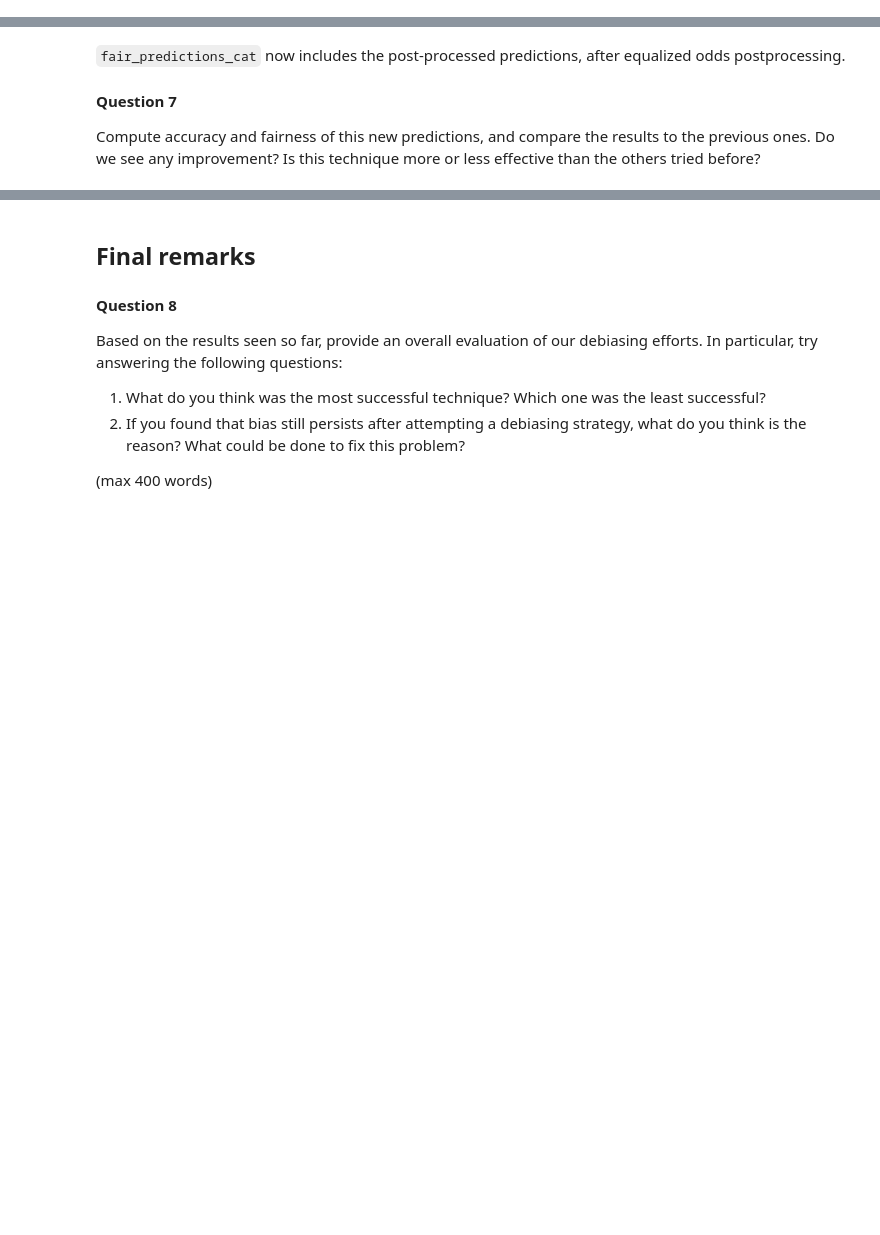
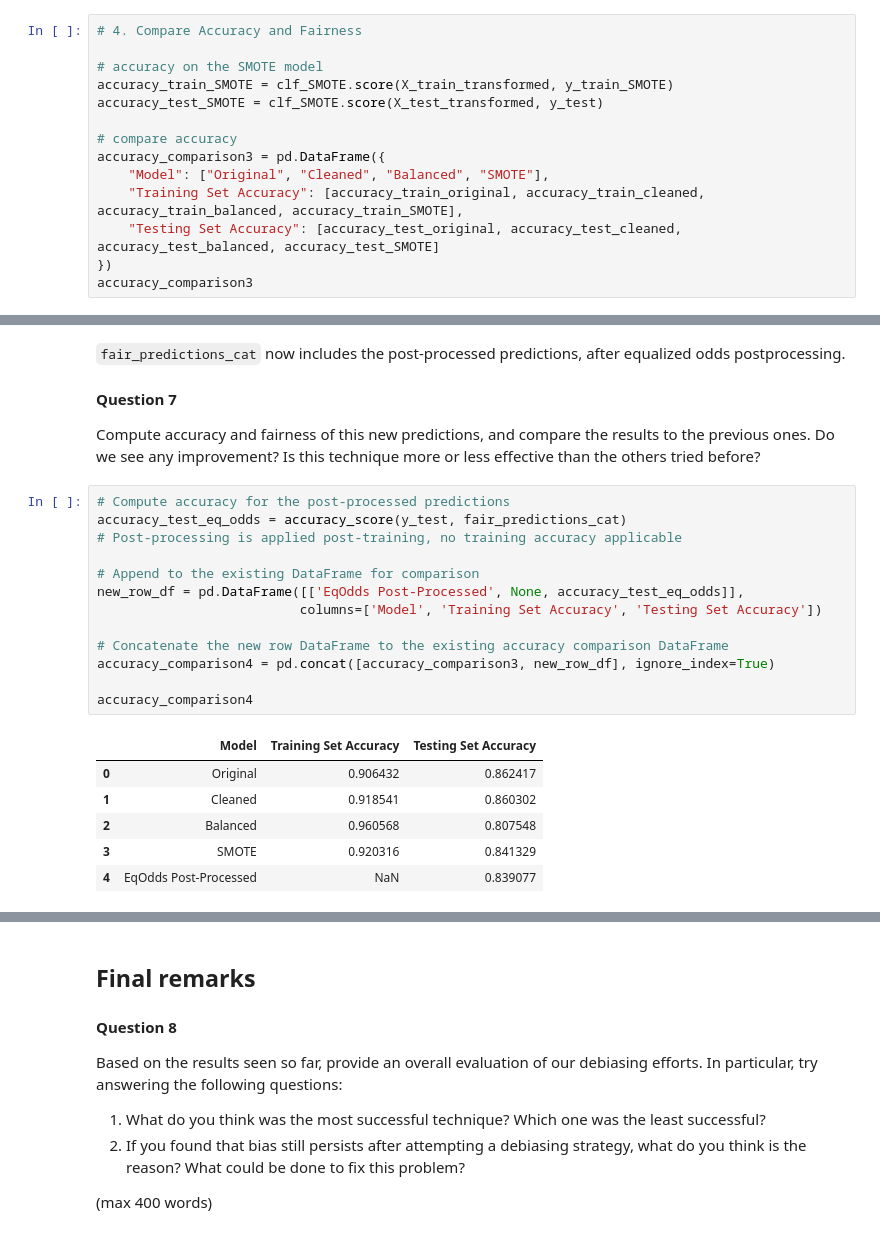
Before and after one commit to RaymondZhang20/DSCI430, a Jupyter notebook: Module 4 Assignment-1.ipynb, the cells around one changed output, grey strips where cells are left out. Cells and saved outputs as stored; diff of their text form; blank space fills up the shorter version.

```diff
--- a/Module 4 Assignment-1.ipynb
+++ b/Module 4 Assignment-1.ipynb
@@ -547,0 +667,14 @@ column_names = list(
+# %%
+# 4. Compare Accuracy and Fairness
+
+# accuracy on the SMOTE model
+accuracy_train_SMOTE = clf_SMOTE.score(X_train_transformed, y_train_SMOTE)
+accuracy_test_SMOTE = clf_SMOTE.score(X_test_transformed, y_test)
+
+# compare accuracy
+accuracy_comparison3 = pd.DataFrame({
+    "Model": ["Original", "Cleaned", "Balanced", "SMOTE"],
+    "Training Set Accuracy": [accuracy_train_original, accuracy_train_cleaned, accuracy_train_balanced, accuracy_train_SMOTE],
+    "Testing Set Accuracy": [accuracy_test_original, accuracy_test_cleaned, accuracy_test_balanced, accuracy_test_SMOTE]
+})
+accuracy_comparison3
@@ -659,3 +854,23 @@ fair_predictions_cat
 #### Question 7
 
 Compute accuracy and fairness of this new predictions, and compare the results to the previous ones. Do we see any improvement? Is this technique more or less effective than the others tried before?
+# %%
+# Compute accuracy for the post-processed predictions
+accuracy_test_eq_odds = accuracy_score(y_test, fair_predictions_cat)
+# Post-processing is applied post-training, no training accuracy applicable
+
+# Append to the existing DataFrame for comparison
+new_row_df = pd.DataFrame([['EqOdds Post-Processed', None, accuracy_test_eq_odds]],
+                          columns=['Model', 'Training Set Accuracy', 'Testing Set Accuracy'])
+
+# Concatenate the new row DataFrame to the existing accuracy comparison DataFrame
+accuracy_comparison4 = pd.concat([accuracy_comparison3, new_row_df], ignore_index=True)
+
+accuracy_comparison4
+# %% [output]
+|  | Model | Training Set Accuracy | Testing Set Accuracy |
+| 0 | Original | 0.906432 | 0.862417 |
+| 1 | Cleaned | 0.918541 | 0.860302 |
+| 2 | Balanced | 0.960568 | 0.807548 |
+| 3 | SMOTE | 0.920316 | 0.841329 |
+| 4 | EqOdds Post-Processed | NaN | 0.839077 |
```
Also changed, not shown: parts of 27 cells of this notebook.
